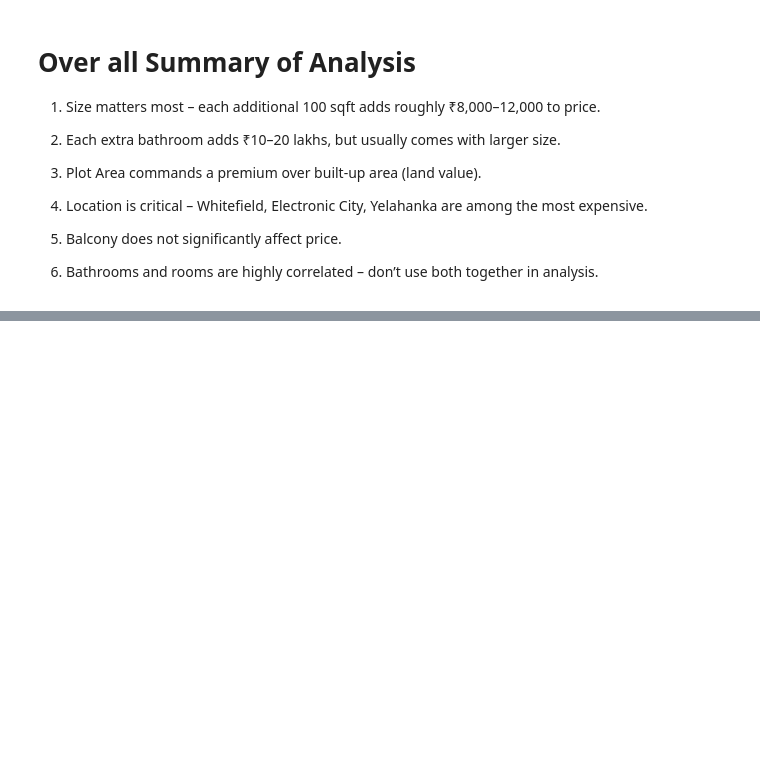
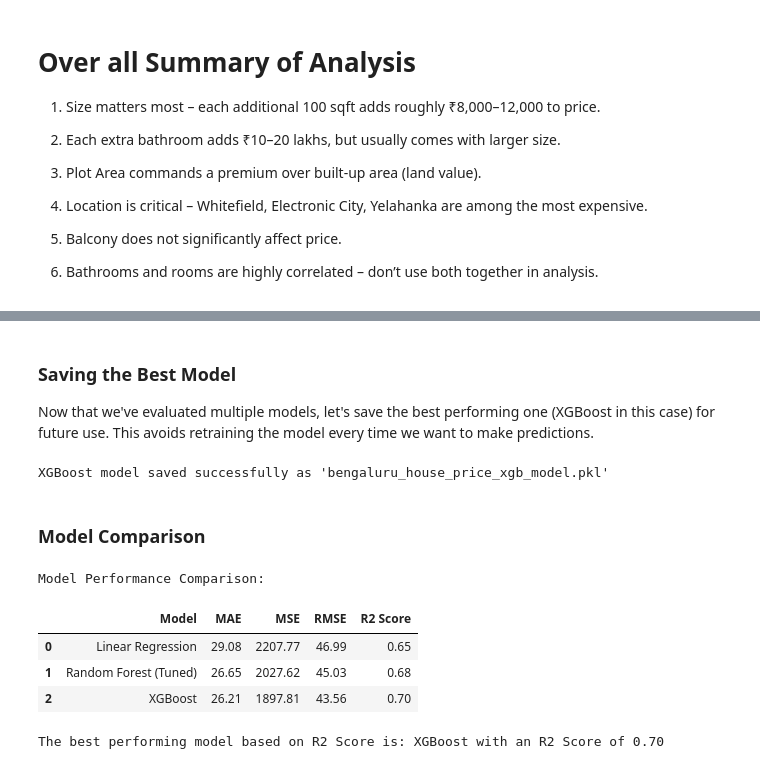
Before and after one commit to Amresh-01/EDA, a Jupyter notebook: House_price.ipynb, the cells around one changed output, grey strips where cells are left out. Cells and saved outputs as stored; diff of their text form; code cells hidden in the pictures; blank space fills up the shorter version.

```diff
--- a/House_price.ipynb
+++ b/House_price.ipynb
@@ -619,0 +729,23 @@ plt.xticks(rotation=45)
+# %%
+from sklearn.ensemble import RandomForestRegressor
+from sklearn.metrics import mean_absolute_error, mean_squared_error, r2_score
+import numpy as np # Ensure numpy is imported for np.sqrt
+
+# Initialize and train the Random Forest Regressor model
+rf_model = RandomForestRegressor(n_estimators=100, random_state=42, n_jobs=-1) # n_jobs=-1 uses all available cores
+rf_model.fit(X_train, y_train)
+
+# Make predictions on the test set
+y_pred_rf = rf_model.predict(X_test)
+
+# Evaluate the model
+mae_rf = mean_absolute_error(y_test, y_pred_rf)
+mse_rf = mean_squared_error(y_test, y_pred_rf)
+rmse_rf = np.sqrt(mse_rf)
+r2_rf = r2_score(y_test, y_pred_rf)
+
+print(f"Random Forest Regressor Model Performance:")
+print(f"Mean Absolute Error (MAE): {mae_rf:.2f}")
+print(f"Mean Squared Error (MSE): {mse_rf:.2f}")
+print(f"Root Mean Squared Error (RMSE): {rmse_rf:.2f}")
+print(f"R-squared (R2): {r2_rf:.2f}")
@@ -619,0 +872,43 @@ plt.xticks(rotation=45)
+# %% [markdown]
+### Saving the Best Model
+
+Now that we've evaluated multiple models, let's save the best performing one (XGBoost in this case) for future use. This avoids retraining the model every time we want to make predictions.
+# %%
+import joblib
+
+# Save the XGBoost model
+joblib.dump(xgb_model, 'bengaluru_house_price_xgb_model.pkl')
+
+print("XGBoost model saved successfully as 'bengaluru_house_price_xgb_model.pkl'")
+# %% [output]
+XGBoost model saved successfully as 'bengaluru_house_price_xgb_model.pkl'
+# %% [markdown]
+### Model Comparison
+# %%
+# Create a DataFrame to store the performance metrics
+performance_data = {
+    'Model': ['Linear Regression', 'Random Forest (Tuned)', 'XGBoost'],
+    'MAE': [mae_lr, mae_best_rf, mae_xgb],
+    'MSE': [mse_lr, mse_best_rf, mse_xgb],
+    'RMSE': [rmse_lr, rmse_best_rf, rmse_xgb],
+    'R2 Score': [r2_lr, r2_best_rf, r2_xgb]
+}
+
+performance_df = pd.DataFrame(performance_data)
+
+print("\nModel Performance Comparison:")
+display(performance_df.round(2))
+
+# Identify the best model based on R2 Score
+best_model_row = performance_df.loc[performance_df['R2 Score'].idxmax()]
+best_model_name = best_model_row['Model']
+best_r2 = best_model_row['R2 Score']
+
+print(f"\nThe best performing model based on R2 Score is: {best_model_name} with an R2 Score of {best_r2:.2f}")
+# %% [output]
+Model Performance Comparison:
+|  | Model | MAE | MSE | RMSE | R2 Score |
+| 0 | Linear Regression | 29.08 | 2207.77 | 46.99 | 0.65 |
+| 1 | Random Forest (Tuned) | 26.65 | 2027.62 | 45.03 | 0.68 |
+| 2 | XGBoost | 26.21 | 1897.81 | 43.56 | 0.70 |
+The best performing model based on R2 Score is: XGBoost with an R2 Score of 0.70
```
Also changed, not shown: parts of 28 cells of this notebook.
